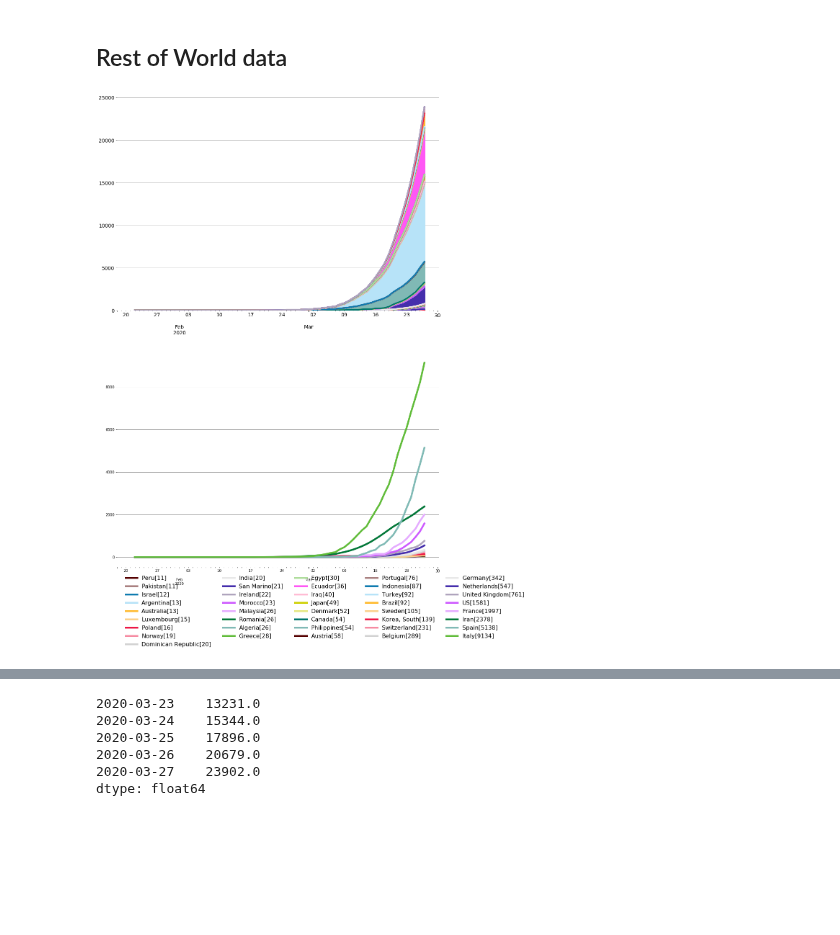
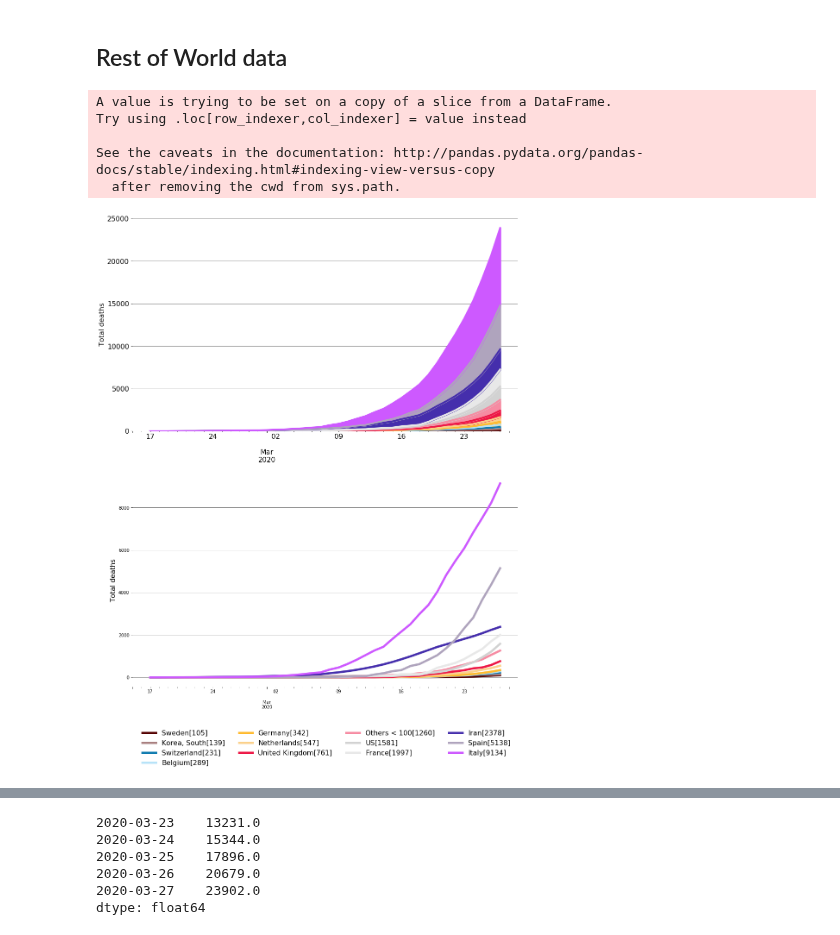
Before and after one commit to djhume/COVID-19, a Jupyter notebook: COVID-19.ipynb, the cells around one changed output, grey strips where cells are left out. Cells and saved outputs as stored; diff of their text form; code cells hidden in the pictures; blank space fills up the shorter version.

```diff
--- a/COVID-19.ipynb
+++ b/COVID-19.ipynb
@@ -238,23 +257,32 @@ Passing one of 'on', 'true', 'off', 'false' as a boolean is deprecated; use an a
 [figure]
 # %% [markdown]
 ## Rest of World data
-# %%
-RoW_D3 = RoW_D2.loc[:, RoW_D2.sum(axis=0)>0]
-
-fig = plt.figure(1, figsize=[16,24])
-ax = fig.add_subplot(211)
-RoW_D3.plot(kind='area', ax=ax, lw=4, fontsize=14)
-ax.get_legend().remove()
-plot_formatting(ax)
-ax2 = fig.add_subplot(212)
-RoW_DDno = RoW_D3.copy()
-RoW_DDno.columns = RoW_D3.iloc[-1,:].reset_index().apply(lambda x: x[0] + '[' + str(int(x[1])) + ']', axis=1)
-RoW_DD100 = RoW_DDno.loc[:, RoW_DDno.iloc[-1,:]>10]
-RoW_DD100 = RoW_DD100[RoW_DD100.iloc[-1, :].sort_values().index]
-#RoW_DD100 = RoW_DD100.iloc[-1, :].sort_values()
-RoW_DD100.plot(ax=ax2, lw=5)
-plot_formatting(ax2)
-legend_format(ax2, cols=5, ypos=-0.4, xpos=0.01, fontsize=16)
-# %% [output]
-[figure, removed]
+# %%
+Cur_total_deaths = RoW_D2.tail(1).T.sort_values(by=RoW_D2.tail(1).T.columns[0])
+death_lim = 100
+RoW_lim = RoW_D3.loc[:, RoW_D3.iloc[-1,:] >= death_lim]
+RoW_lim['Others < ' + str(death_lim)] = RoW_D3.loc[:, RoW_D3.iloc[-1,:] < death_lim].sum(axis=1)
+RoW_lim.columns = RoW_lim.iloc[-1,:].reset_index().apply(lambda x: x[0] + '[' + str(int(x[1])) + ']', axis=1)
+RoW_lim = RoW_lim[RoW_lim.iloc[-1, :].sort_values().index]
+
+strd = "2020/2/17"
+
+fig = plt.figure(1, figsize=[16,20])
+ax = fig.add_subplot(211)
+RoW_lim[strd:].plot(kind='area', ax=ax, lw=4, fontsize=16)
+ax.set_ylabel('Total deaths', fontsize=16)
+ax.get_legend().remove()
+plot_formatting(ax)
+ax2 = fig.add_subplot(212)
+RoW_lim[strd:].plot(ax=ax2, lw=5)
+ax2.set_ylabel('Total deaths', fontsize=16)
+plot_formatting(ax2)
+legend_format(ax2, cols=4, ypos=-0.4, xpos=0.01, fontsize=16)
+# %% [output]
+A value is trying to be set on a copy of a slice from a DataFrame.
+Try using .loc[row_indexer,col_indexer] = value instead
+
+See the caveats in the documentation: http://pandas.pydata.org/pandas-docs/stable/indexing.html#indexing-view-versus-copy
+  after removing the cwd from sys.path.
+[figure, added]
 # %%
```
Also changed, not shown: parts of 19 cells of this notebook.
